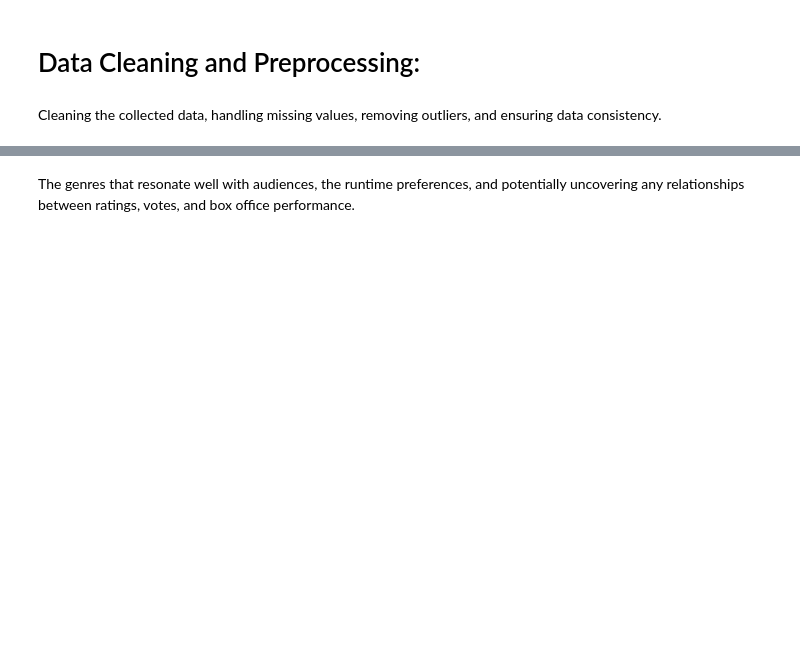
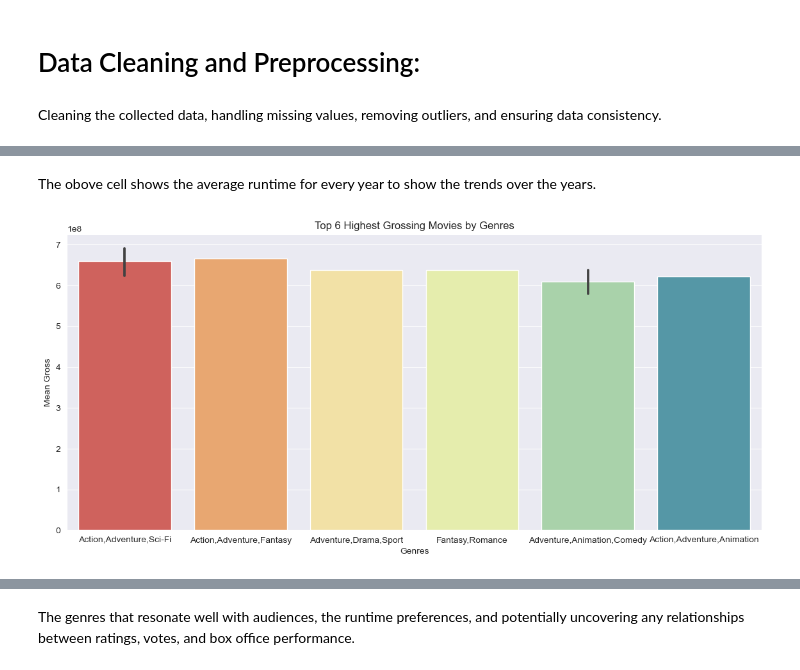
Before and after one commit to randellmwania/Microsoft-Movie-Studio-Market-Analysis-and-Strategy-for-Success, a Jupyter notebook: Microsoft-Movie-Studio-Market-Analysis-and-Strategy-for-Success.ipynb, the cells around one changed output, grey strips where cells are left out. Drawn from its saved outputs; the diff is of its cells as text; code cells hidden in the pictures; blank space fills up the shorter version.

```diff
--- a/Microsoft-Movie-Studio-Market-Analysis-and-Strategy-for-Success.ipynb
+++ b/Microsoft-Movie-Studio-Market-Analysis-and-Strategy-for-Success.ipynb
@@ -361,0 +565,25 @@ highest_grossing_movies = movie_basic_and_rating_df
+# %% [markdown]
+The obove cell shows the average runtime for every year to show the trends over the years.
+# %%
+# Sort the dataframe by the mean gross column in descending order
+sorted_df = bom_movie_basic_and_rating_df.sort_values('mean_gross', ascending=False)
+
+# Select the top 10 highest grossing movies
+top_10_movies = sorted_df.head(10)
+# Set the Seaborn style
+sns.set_palette("Spectral")
+sns.set_style("darkgrid")
+
+# Create a bar plot
+plt.figure(figsize=(14, 6))
+sns.barplot(x="genres", y="mean_gross", data=top_10_movies)
+
+# Set the labels and title
+plt.xlabel("Genres")
+plt.ylabel("Mean Gross")
+plt.title('Top 6 Highest Grossing Movies by Genres')
+
+# Show the plot
+plt.show()
+# %% [output]
+[figure, added]
```
Also changed, not shown: parts of 106 cells of this notebook.
